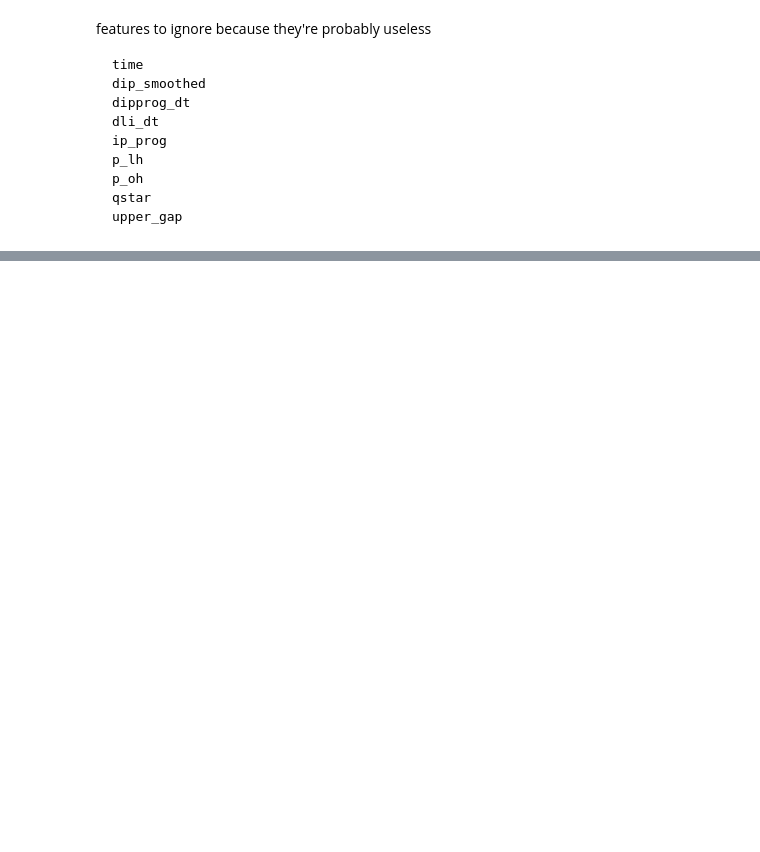
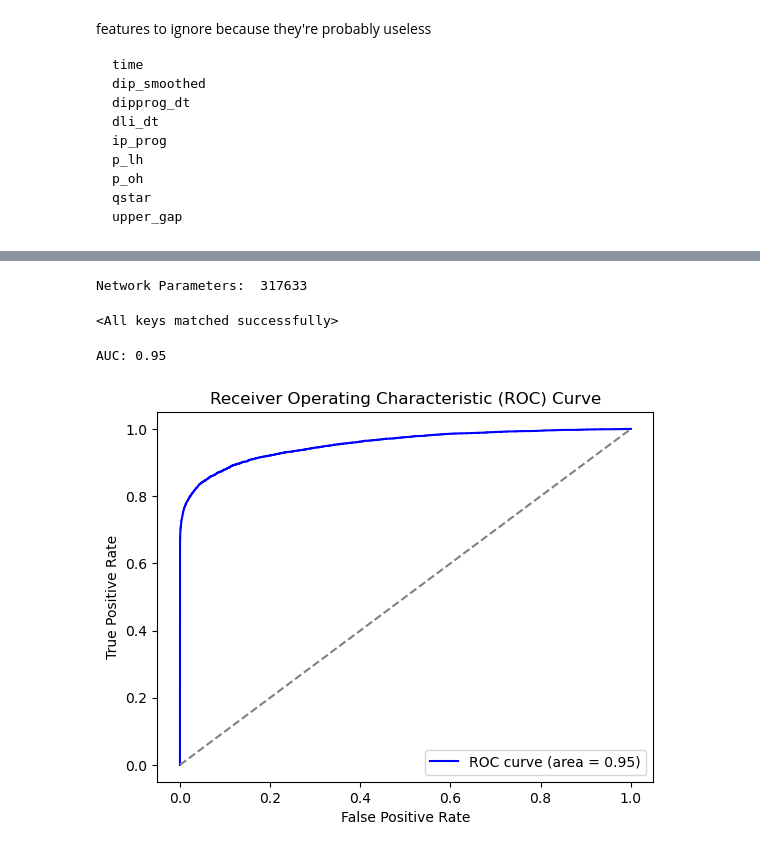
Before and after one commit to ahmedali6395/ai4fusion, a Jupyter notebook: classification_task.ipynb, the cells around one changed output, grey strips where cells are left out. Cells and saved outputs as stored; diff of their text form; code cells hidden in the pictures; blank space fills up the shorter version.

```diff
--- a/classification_task.ipynb
+++ b/classification_task.ipynb
@@ -268,0 +309,55 @@ AssertionError: Torch not compiled with CUDA enabled
+# %%
+input_shape = num_cols
+output_shape = config['model']['output_shape']
+net = MLP(input_shape=input_shape,output_shape=output_shape)
+t_params = sum(p.numel() for p in net.parameters())
+print("Network Parameters: ",t_params)
+device = torch.device('cuda')
+net.to('cuda')
+
+dicte = torch.load(os.path.join(config['name'],os.listdir(config['name'])[-1]))
+net.load_state_dict(dicte["net_state_dict"])
+# %% [output]
+Network Parameters:  317633
+<All keys matched successfully>
+# %%
+net.eval() # Eval mode
+
+predictions = []
+y_true = []
+kbar = pkbar.Kbar(target=len(test_loader), width=20, always_stateful=False)
+for i,data in enumerate(test_loader):
+    x = data[0].to('cuda').float()
+    y_true.append(data[1].numpy())
+
+    with torch.set_grad_enabled(False): # Same as with torch.no_grad():
+        y_hat = net(x).detach().cpu().numpy()
+
+    predictions.append(y_hat)
+
+    kbar.update(i)
+
+predictions = np.concatenate(predictions)
+y_true = np.concatenate(y_true)
+# %%
+from sklearn.metrics import roc_curve, roc_auc_score
+
+# Compute the ROC curve
+fpr, tpr, thresholds = roc_curve(y_true, predictions)
+
+# Calculate the AUC (Area Under the Curve)
+auc = roc_auc_score(y_true, predictions)
+print(f"AUC: {auc:.2f}")
+
+# Plot the ROC curve
+plt.figure()
+plt.plot(fpr, tpr, color='blue', label=f'ROC curve (area = {auc:.2f})')
+plt.plot([0, 1], [0, 1], color='gray', linestyle='--')
+plt.xlabel('False Positive Rate')
+plt.ylabel('True Positive Rate')
+plt.title('Receiver Operating Characteristic (ROC) Curve')
+plt.legend(loc="lower right")
+plt.show()
+# %% [output]
+AUC: 0.95
+[figure, added]
```
Also changed, not shown: parts of 9 cells of this notebook, 2 other files.
